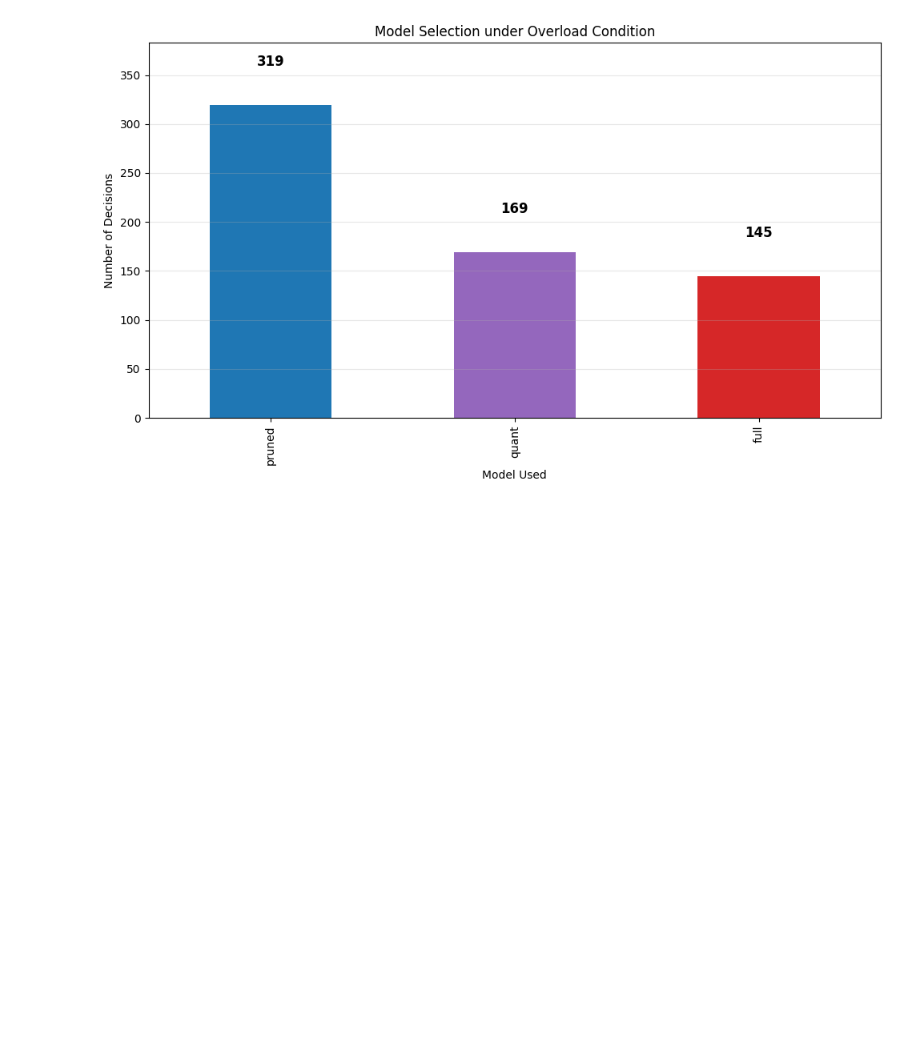
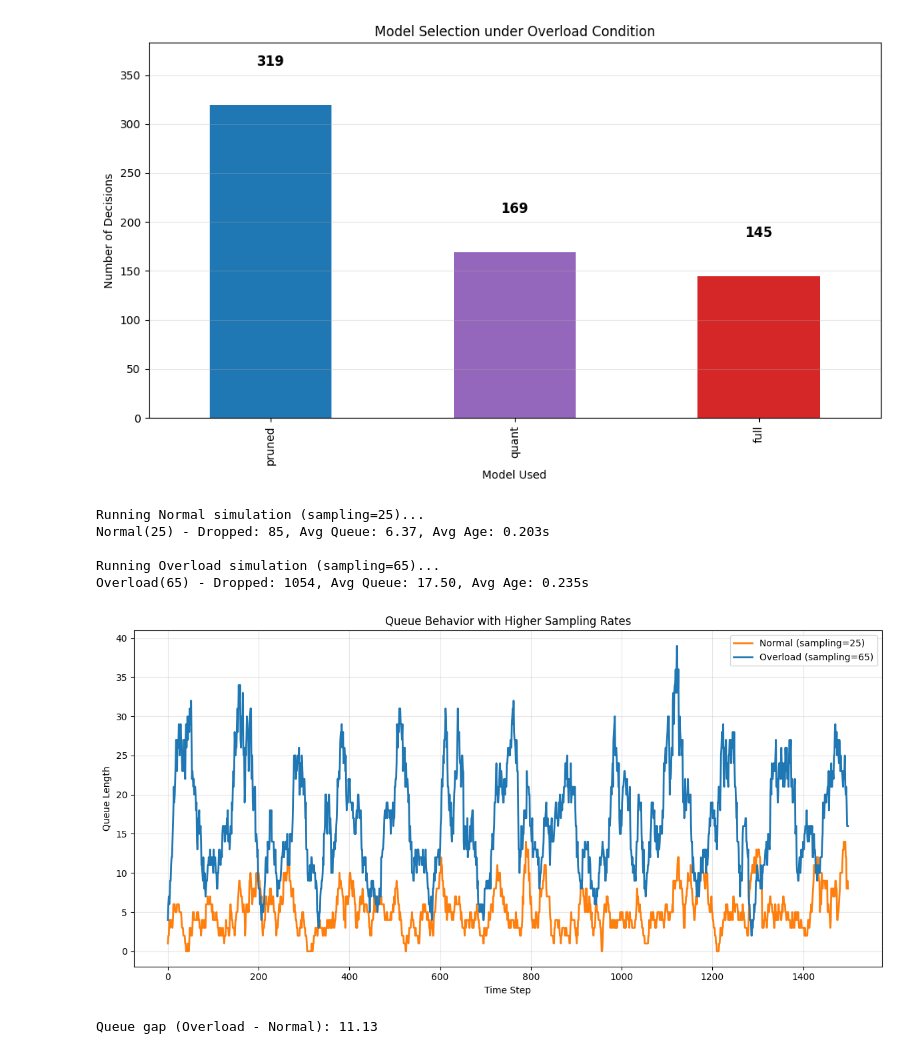
Before and after one commit to mklee38/COMP4436_Project, a Jupyter notebook: main.ipynb, the cells around one changed output. Drawn from its saved outputs; the diff is of its cells as text; code cells hidden in the pictures; blank space fills up the shorter version.

```diff
--- a/main.ipynb
+++ b/main.ipynb
@@ -295,3 +296,39 @@ plt.show()
 [figure]
 [figure]
 [figure]
+# %%
+# ==================== Sensitivity Check: Higher Sampling Rates ====================
+system = AIoT_System()
+
+print("Running Normal simulation (sampling=25)...")
+df_normal_hi = system.simulate(sampling_rate=25, duration=30, name="Normal", seed=42)
+queue_normal_hi = np.array(system.queue_trace)
+avg_normal_hi = df_normal_hi['queue_len'].mean() if not df_normal_hi.empty else 0.0
+print(f"Normal(25) - Dropped: {system.dropped}, Avg Queue: {avg_normal_hi:.2f}, Avg Age: {df_normal_hi['age_at_decision'].mean():.3f}s")
+
+print("\nRunning Overload simulation (sampling=65)...")
+df_overload_hi = system.simulate(sampling_rate=65, duration=30, name="Overload", seed=84)
+queue_overload_hi = np.array(system.queue_trace)
+avg_overload_hi = df_overload_hi['queue_len'].mean() if not df_overload_hi.empty else 0.0
+print(f"Overload(65) - Dropped: {system.dropped}, Avg Queue: {avg_overload_hi:.2f}, Avg Age: {df_overload_hi['age_at_decision'].mean():.3f}s")
+
+plt.figure(figsize=(12, 6))
+plt.plot(queue_normal_hi, label='Normal (sampling=25)', color='tab:orange', linewidth=2)
+plt.plot(queue_overload_hi, label='Overload (sampling=65)', color='tab:blue', linewidth=2)
+plt.xlabel('Time Step')
+plt.ylabel('Queue Length')
+plt.title('Queue Behavior with Higher Sampling Rates')
+plt.legend()
+plt.grid(True, alpha=0.3)
+plt.tight_layout()
+plt.show()
+
+print(f"\nQueue gap (Overload - Normal): {avg_overload_hi - avg_normal_hi:.2f}")
+# %% [output]
+Running Normal simulation (sampling=25)...
+Normal(25) - Dropped: 85, Avg Queue: 6.37, Avg Age: 0.203s
+
+Running Overload simulation (sampling=65)...
+Overload(65) - Dropped: 1054, Avg Queue: 17.50, Avg Age: 0.235s
+[figure, added]
+Queue gap (Overload - Normal): 11.13
```
Also changed, not shown: parts of 2 cells of this notebook.
